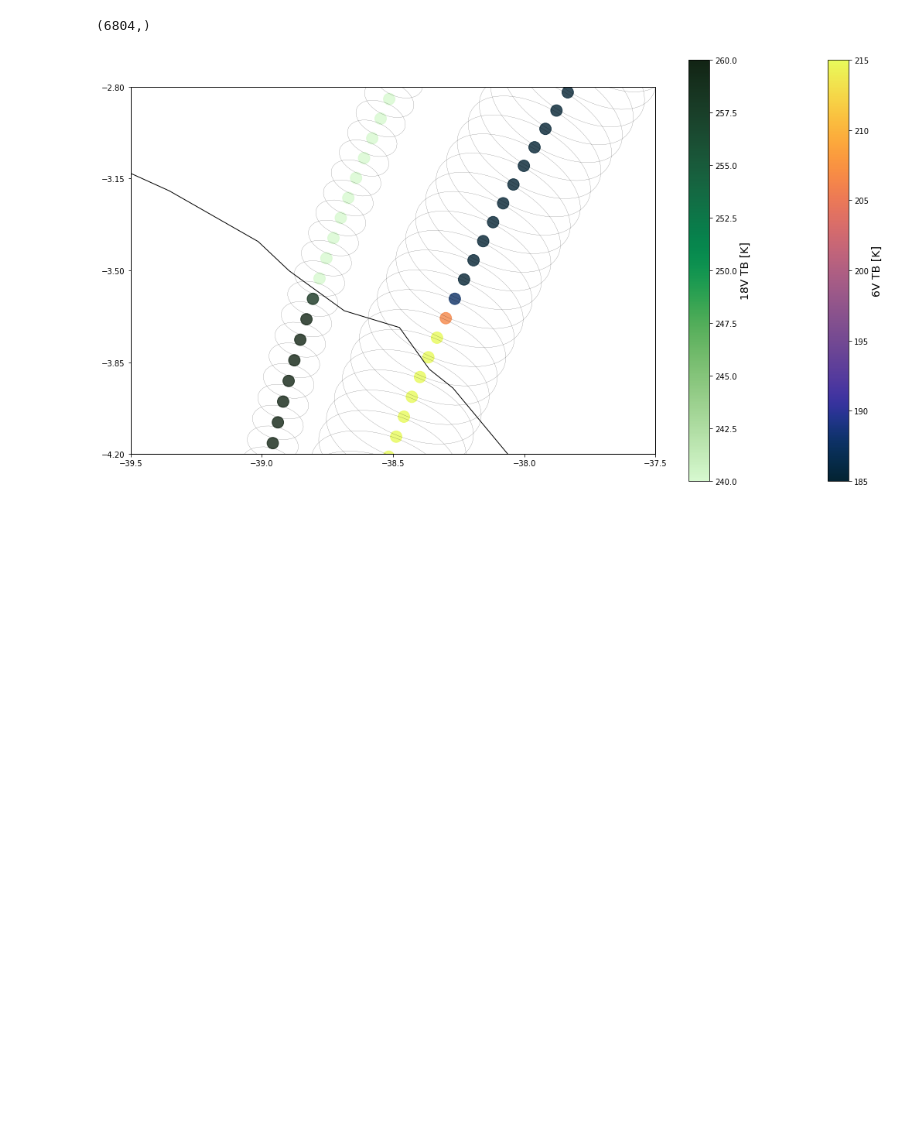
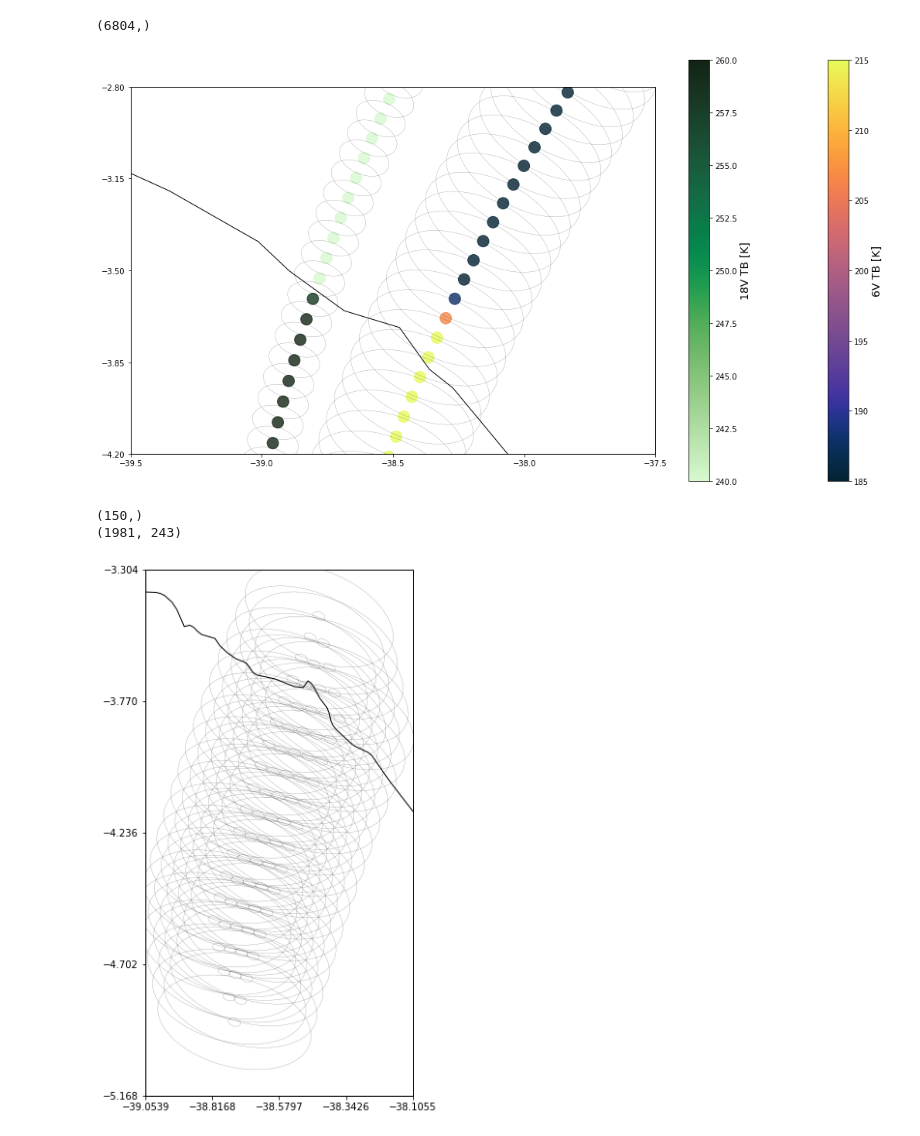
Before and after one commit to cheesetarian/amsr2_var, a Jupyter notebook: am2_mvar/plot_fovs.ipynb, the cells around one changed output. Drawn from its saved outputs; the diff is of its cells as text; code cells hidden in the pictures; blank space fills up the shorter version.

```diff
--- a/am2_mvar/plot_fovs.ipynb
+++ b/am2_mvar/plot_fovs.ipynb
@@ -102,12 +106,15 @@ s_data[1,5,1] = wsp-3.2 # some perturbation
 s_data[2,:,:] = 90 # token wind direction value
 s_data[3,:,:] = 0.034 # token salinity value
 # %%
-widths  = np.array([35., 35., 24., 14., 15.,  7., 3.]) # in km across
-heights = np.array([62., 62., 42., 22., 26., 12., 5.]) #  per freq, 6/7/10/18/23/36/89
+widths  = np.array([35., 34., 24., 14., 15.,  7., 3.]) # in km across
+heights = np.array([62., 58., 42., 22., 26., 12., 5.]) #  per freq, 6/7/10/18/23/36/89
 
 # convert (roughly!) to deg near equator... okay as first approximation for plotting:
-widths *= 360.0/40075.
-heights*= 360.0/40075. # deg/circumference
+dwidths = widths*360.0/40075.
+print(info(dwidths))
+#dwidths *= np.cos(20*np.pi/180)
+#print(info(dwidths))
+dheights= heights*360.0/40075. # deg/circumference
 
 ### if wanting to get more exact with widths/heights of FOVs, can back out lat/lon differences
 ###  for edge of FOVs using positions with this package:
@@ -118,14 +127,11 @@ heights*= 360.0/40075. # deg/circumference
 # %%
-from matplotlib.patches import Ellipse
-from cartopy import crs as ccrs
-from cmocean import cm as cmo
 
 sc = 1000
 off = 10 # next scan
 
 # provide x,y coords, width, height, angle of ellipse
 
-ells = [Ellipse(xy=[alo[i,j],ala[i,j]], width=widths[int(k/2)], height=heights[int(k/2)],
+ells = [Ellipse(xy=[alo[i,j],ala[i,j]], width=dwidths[int(k/2)], height=dheights[int(k/2)],
                 angle=-az[i,j], linewidth=0.2, alpha=0.7, fill=False)
         for i in np.arange(sc,sc+off+1,off) for j in range(npix) for k in range(nch)]
 print(np.shape(ells))
@@ -188,11 +194,60 @@ sm1._A = []
 cb1 = plt.colorbar(sm1,ax=ax)
 cb1.set_label(ch_str[othr]+' TB [K]', fontsize=fs)
 
-plt.savefig('sample_fovsz.png',bbox_inches='tight',dpi=400)
+#plt.savefig('sample_fovsz.png',bbox_inches='tight',dpi=400)
 plt.show()
 # %% [output]
 (6804,)
 [figure]
+# %%
+
+#sc = 1000
+#off = 1 # next scan
+pixr = np.arange(215,230)
+scr  = np.arange(1000,1000+5)
+chans = [0,12] # trying 6,89
+
+# provide x,y coords, width, height, angle of ellipse
+
+ells2 = [Ellipse(xy=[alo[i,j],ala[i,j]], width=dwidths[int(k/2)], height=dheights[int(k/2)],
+                angle=-az[i,j], linewidth=0.25, alpha=0.5, fill=False)
+        for i in scr for j in pixr for k in chans]
+print(np.shape(ells2))
+
+fig = plt.figure(figsize=[19,10])
+projj = ccrs.PlateCarree()
+ax = plt.subplot(111, projection=projj )
+
+inn = .26
+print(np.shape(ala))
+reg = [np.min(ala[scr[0]:scr[-1],pixr])-inn, np.max(ala[scr[0]:scr[-1],pixr])+inn,
+       np.min(alo[scr[0]:scr[-1],pixr])-inn, np.max(alo[scr[0]:scr[-1],pixr])+inn]
+ax.set_xlim(left=reg[2], right=reg[3])
+ax.set_ylim(bottom=reg[0], top=reg[1])
+
+nx,ny = 5,5
+ax.set_xticks( np.linspace(reg[2],reg[3], nx) )
+ax.set_yticks( np.linspace(reg[0],reg[1], ny) )
+
+for e in ells2[:]: # one of each freq
+    ax.add_artist(e)
+
+#vmin=np.min(tbs[:,:,0])-1
+#vmax=np.max(tbs[:,:,0])+1
+#thenorm=plt.Normalize(vmin=vmin,vmax=vmax)
+#ax.scatter( alo[sc,:], ala[sc,:], s=60.0, c=tbs[sc,:,0], marker='o', \
+#            transform=projj, alpha=0.8, cmap=cmo.thermal, norm=thenorm);
+ax.coastlines(resolution='10m');
+#sm = plt.cm.ScalarMappable(cmap=cmo.thermal, norm=thenorm)
+#sm._A = []
+#plt.colorbar(sm,ax=ax)
+
+#plt.savefig('ring_fovs.png',bbox_inches='tight',dpi=400)
+plt.show()
+# %% [output]
+(150,)
+(1981, 243)
+[figure, added]
 # %%
 
 #sc = 1000
```
Also changed, not shown: parts of 13 cells of this notebook, 2 other files.
